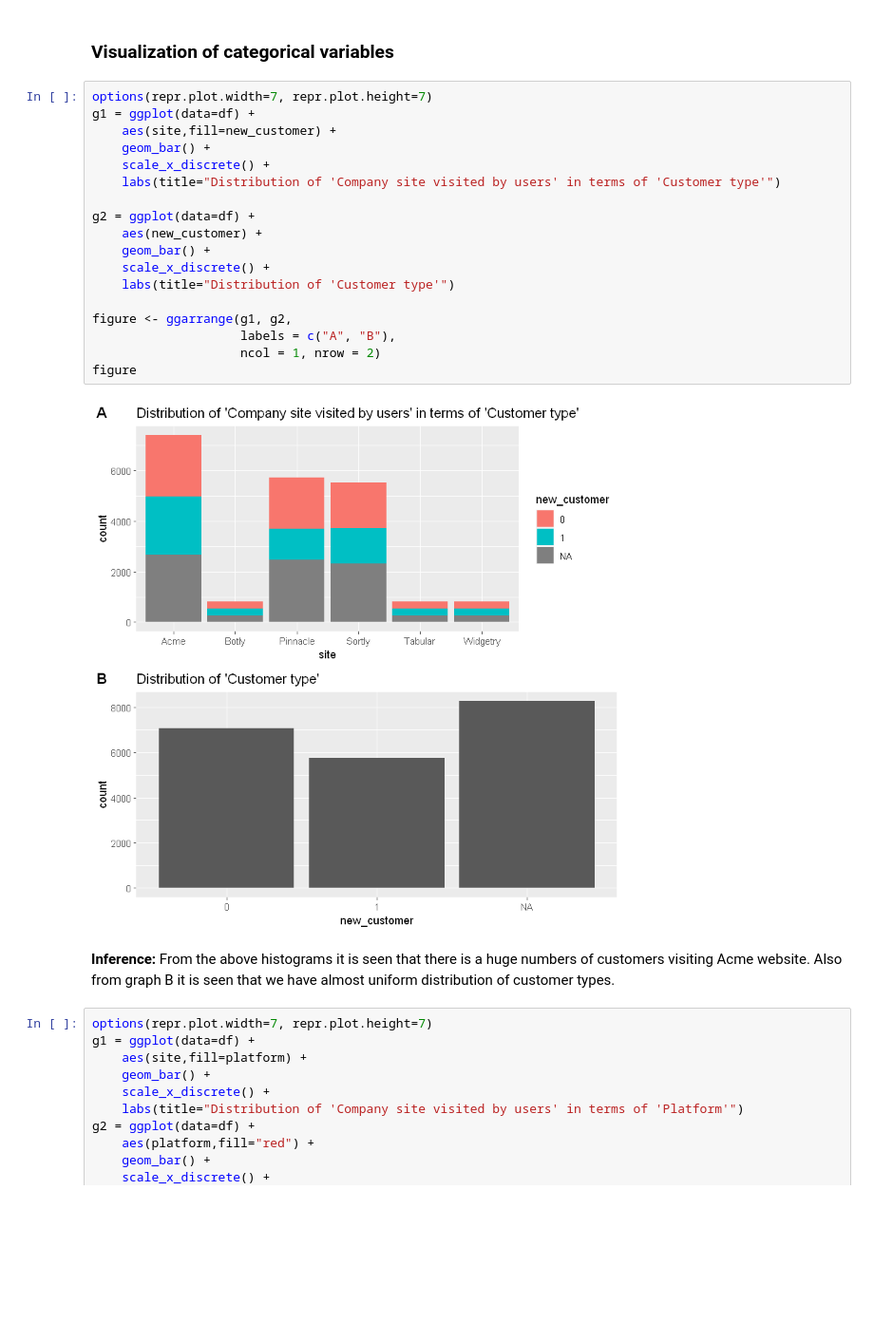
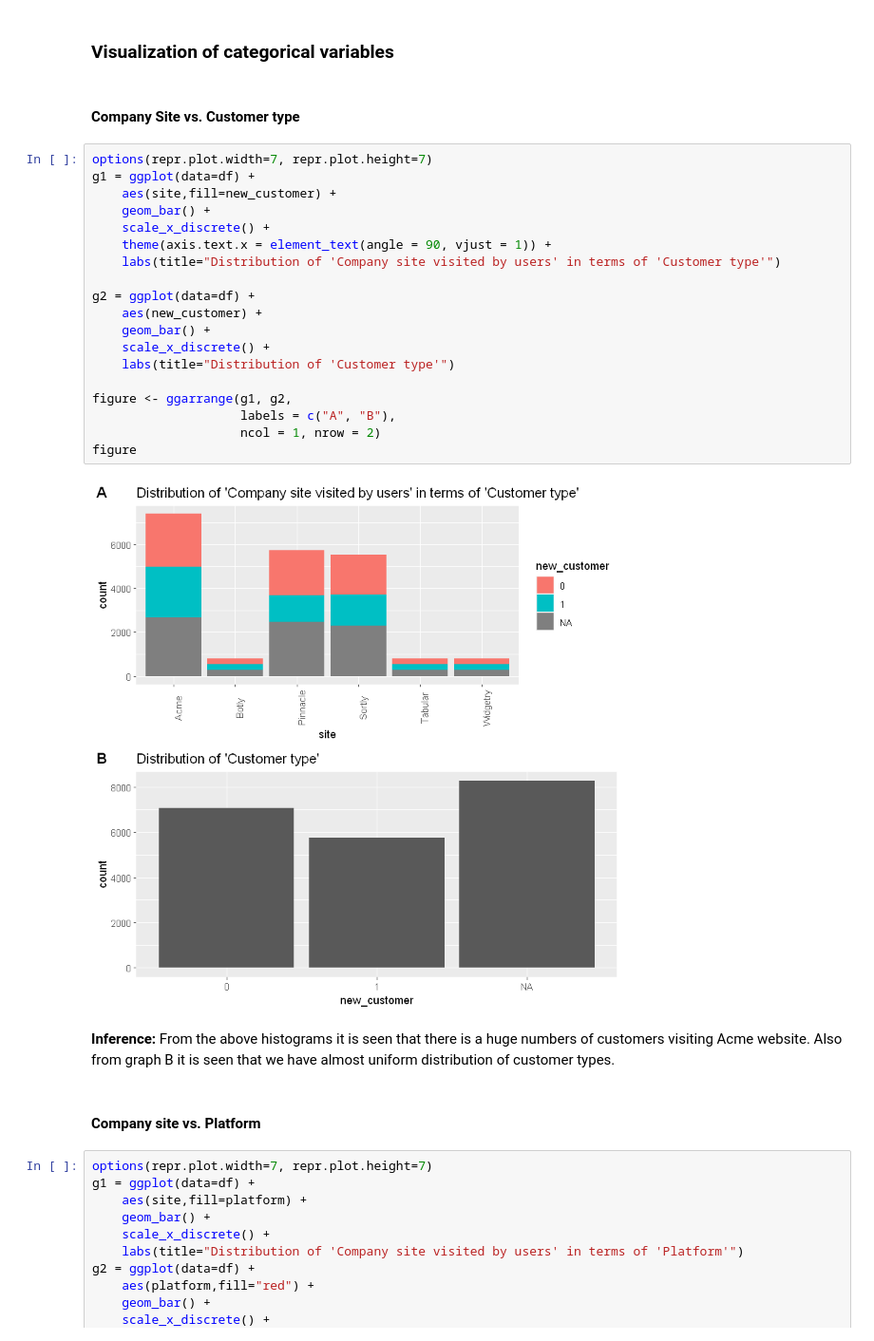
Before and after one commit to sandipto-sanyal/ampba, a Jupyter notebook: Foundation Term codes/Sandipto Sanyal PGID-12010004.ipynb, the cells around one changed output. Shown: that part at 95% size. Saved outputs shown, nothing was run; the diff lists cells and outputs as text; blank space fills up the shorter version.

```diff
--- a/Foundation Term codes/Sandipto Sanyal PGID-12010004.ipynb
+++ b/Foundation Term codes/Sandipto Sanyal PGID-12010004.ipynb
@@ -585,28 +565,33 @@ summary(df)
 Below we will perform univariate dataset analysis for our dataset.
 # %% [markdown]
 ###  Visualization of categorical variables <a class='anchor' id='#topsites'></a>
+# %% [markdown]
+#### Company Site vs. Customer type
 # %%
 options(repr.plot.width=7, repr.plot.height=7)
 g1 = ggplot(data=df) +
     aes(site,fill=new_customer) +
     geom_bar() +
     scale_x_discrete() +
+    theme(axis.text.x = element_text(angle = 90, vjust = 1)) +
     labs(title="Distribution of 'Company site visited by users' in terms of 'Customer type'")
 
 g2 = ggplot(data=df) +
     aes(new_customer) +
     geom_bar() +
     scale_x_discrete() +
     labs(title="Distribution of 'Customer type'")
 
 figure <- ggarrange(g1, g2,
                     labels = c("A", "B"),
                     ncol = 1, nrow = 2)
 figure
 # %% [output]
-[figure, old version]
+[figure, new version]
 # %% [markdown]
 <b>Inference: </b>From the above histograms it is seen that there is a huge numbers of customers visiting Acme website. Also from graph B it is seen that we have almost uniform distribution of customer types.
+# %% [markdown]
+#### Company site vs. Platform
 # %%
 options(repr.plot.width=7, repr.plot.height=7)
 g1 = ggplot(data=df) +
```
Also changed, not shown: parts of 19 cells of this notebook, 3 other files.
